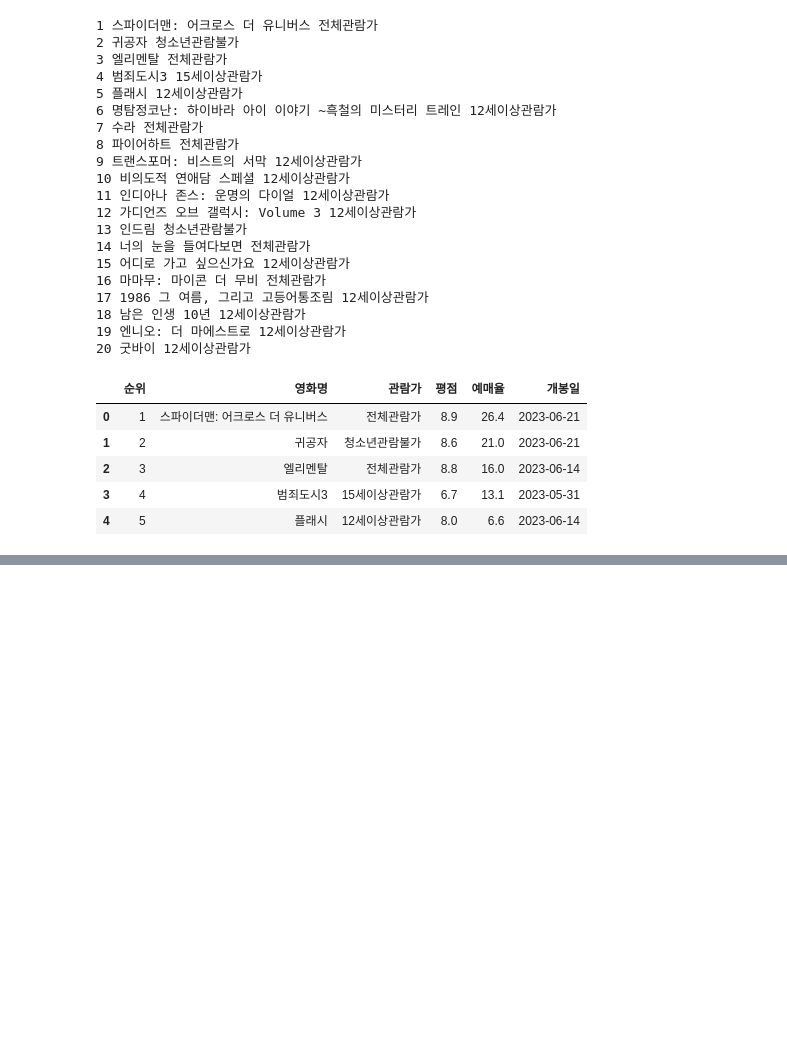
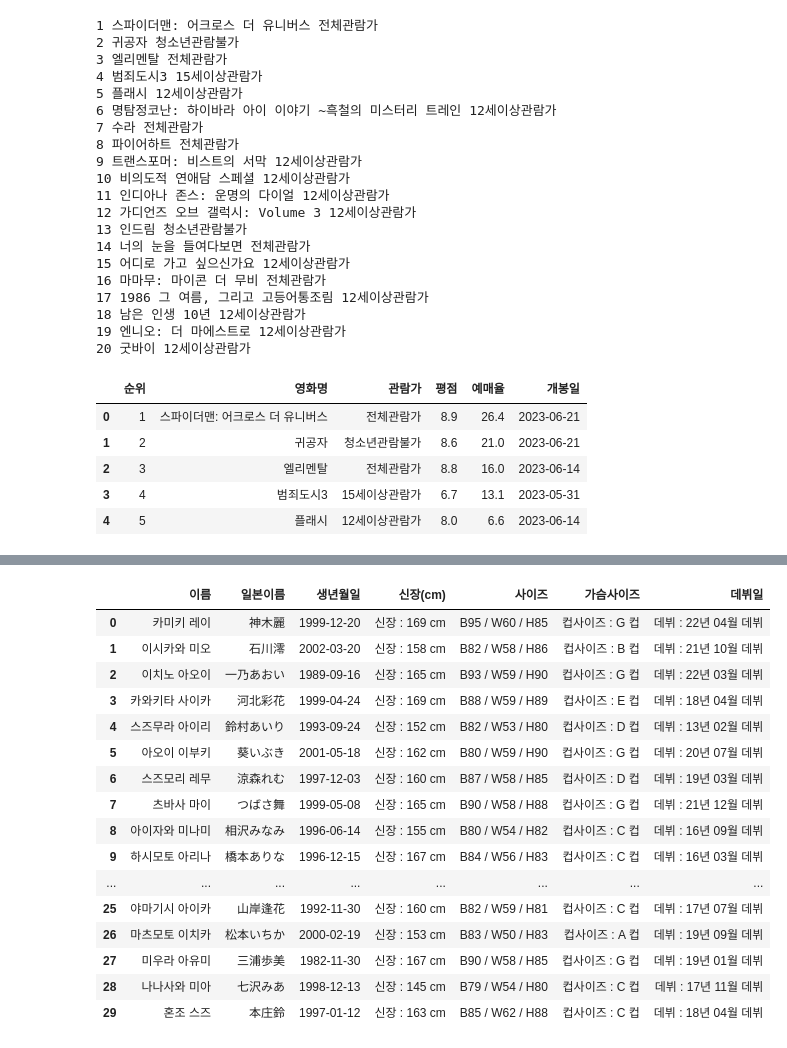
Before and after one commit to jwjb1020/jwj_python, a Jupyter notebook: 웹스크래핑,크롤링/webscraping,croling.ipynb, the cells around one changed output, grey strips where cells are left out. Saved outputs shown, nothing was run; the diff lists cells and outputs as text; code cells hidden in the pictures; blank space fills up the shorter version.

```diff
--- a/웹스크래핑,크롤링/webscraping,croling.ipynb
+++ b/웹스크래핑,크롤링/webscraping,croling.ipynb
@@ -221,7 +232,9 @@ from bs4 import BeautifulSoup
 from selenium import webdriver
 from selenium.webdriver.common.by import By
 import time
+import pandas as pd
 
+s =[] #데이터 저장할 공간
 url = "https://www.avdbs.com/menu/actor_ranking.php?tab=year"
 wd = webdriver.Chrome()
 wd.get(url)  # 페이지를 가져옴
@@ -230,14 +243,33 @@ time.sleep(1)  # 페이지가 로드되기까지 대기
 soup = BeautifulSoup(wd.page_source, "html.parser")
 #list = soup.select(".lst")
 #print(list)
-list = soup.find("ul",class_ = "lst")
-print("--->",list)
-li = soup.select(".li")
-#for li in list:
+ul = soup.find("ul",class_ = "lst")
+#print("--->",list)
+list = ul.select("li")
+list
+for li in list:
 
-    #li.select_one(".data-idx")
-    #btn = item.find_element(By.CLASS_NAME, "effect")
-    #time.sleep(2)
-    #btn.click()
-    #item.back()
+    data_idx = li["data-idx"]
+    print("Clicking item with data-idx:",data_idx)
+    link = li.find("a")
+    print("link",link["href"])
+    if "login" in link["href"]:
+        print("Found 'login' in link. Stopping the loop.")
+        break
+    wd.get("https://www.avdbs.com/"+link["href"])
+    name = wd.find_element(By.CSS_SELECTOR, ".inner_name_kr").text
+    name_jp = wd.find_element(By.CSS_SELECTOR,".inner_name_cn").text
+    birth = wd.find_element(By.CSS_SELECTOR, ".profile_birth").text
+    height = wd.find_element(By.CSS_SELECTOR, ".profile_height").text
+    size = wd.find_element(By.CSS_SELECTOR, ".profile_size").text
+    bra_size = wd.find_element(By.CSS_SELECTOR, ".profile_bra_size").text
+    debut = wd.find_element(By.CSS_SELECTOR, ".profile_debut_date").text
+    s.append([name,name_jp, birth, height, size,bra_size,debut])
+    time.sleep(2)
+    wd.back()
+df = pd.DataFrame(s, columns=["이름","일본이름", "생년월일", "신장(cm)", "사이즈","가슴사이즈","데뷔일"])#데이터 뽑아서 데이터프레임 만들기
+df.to_csv('avActress_info.csv', index=False, encoding='utf-8') #csv파일로 저장
+df = pd.read_csv('avActress_info.csv', encoding='utf-8') #csv파일 불러오기
+
+df
 # %% [output]
@@ -260,0 +293,17 @@ li = soup.select(".li")
+|  | 이름 | 일본이름 | 생년월일 | 신장(cm) | 사이즈 | 가슴사이즈 | 데뷔일 |
+| 0 | 카미키 레이 | 神木麗 | 1999-12-20 | 신장 : 169 cm | B95 / W60 / H85 | 컵사이즈 : G 컵 | 데뷔 : 22년 04월 데뷔 |
+| 1 | 이시카와 미오 | 石川澪 | 2002-03-20 | 신장 : 158 cm | B82 / W58 / H86 | 컵사이즈 : B 컵 | 데뷔 : 21년 10월 데뷔 |
+| 2 | 이치노 아오이 | 一乃あおい | 1989-09-16 | 신장 : 165 cm | B93 / W59 / H90 | 컵사이즈 : G 컵 | 데뷔 : 22년 03월 데뷔 |
+| 3 | 카와키타 사이카 | 河北彩花 | 1999-04-24 | 신장 : 169 cm | B88 / W59 / H89 | 컵사이즈 : E 컵 | 데뷔 : 18년 04월 데뷔 |
+| 4 | 스즈무라 아이리 | 鈴村あいり | 1993-09-24 | 신장 : 152 cm | B82 / W53 / H80 | 컵사이즈 : D 컵 | 데뷔 : 13년 02월 데뷔 |
+| 5 | 아오이 이부키 | 葵いぶき | 2001-05-18 | 신장 : 162 cm | B80 / W59 / H90 | 컵사이즈 : G 컵 | 데뷔 : 20년 07월 데뷔 |
+| 6 | 스즈모리 레무 | 涼森れむ | 1997-12-03 | 신장 : 160 cm | B87 / W58 / H85 | 컵사이즈 : D 컵 | 데뷔 : 19년 03월 데뷔 |
+| 7 | 츠바사 마이 | つばさ舞 | 1999-05-08 | 신장 : 165 cm | B90 / W58 / H88 | 컵사이즈 : G 컵 | 데뷔 : 21년 12월 데뷔 |
+| 8 | 아이자와 미나미 | 相沢みなみ | 1996-06-14 | 신장 : 155 cm | B80 / W54 / H82 | 컵사이즈 : C 컵 | 데뷔 : 16년 09월 데뷔 |
+| 9 | 하시모토 아리나 | 橋本ありな | 1996-12-15 | 신장 : 167 cm | B84 / W56 / H83 | 컵사이즈 : C 컵 | 데뷔 : 16년 03월 데뷔 |
+| ... | ... | ... | ... | ... | ... | ... | ... |
+| 25 | 야마기시 아이카 | 山岸逢花 | 1992-11-30 | 신장 : 160 cm | B82 / W59 / H81 | 컵사이즈 : C 컵 | 데뷔 : 17년 07월 데뷔 |
+| 26 | 마츠모토 이치카 | 松本いちか | 2000-02-19 | 신장 : 153 cm | B83 / W50 / H83 | 컵사이즈 : A 컵 | 데뷔 : 19년 09월 데뷔 |
+| 27 | 미우라 아유미 | 三浦歩美 | 1982-11-30 | 신장 : 167 cm | B90 / W58 / H85 | 컵사이즈 : G 컵 | 데뷔 : 19년 01월 데뷔 |
+| 28 | 나나사와 미아 | 七沢みあ | 1998-12-13 | 신장 : 145 cm | B79 / W54 / H80 | 컵사이즈 : C 컵 | 데뷔 : 17년 11월 데뷔 |
+| 29 | 혼조 스즈 | 本庄鈴 | 1997-01-12 | 신장 : 163 cm | B85 / W62 / H88 | 컵사이즈 : C 컵 | 데뷔 : 18년 04월 데뷔 |
```
Also changed, not shown: parts of 3 cells of this notebook.
